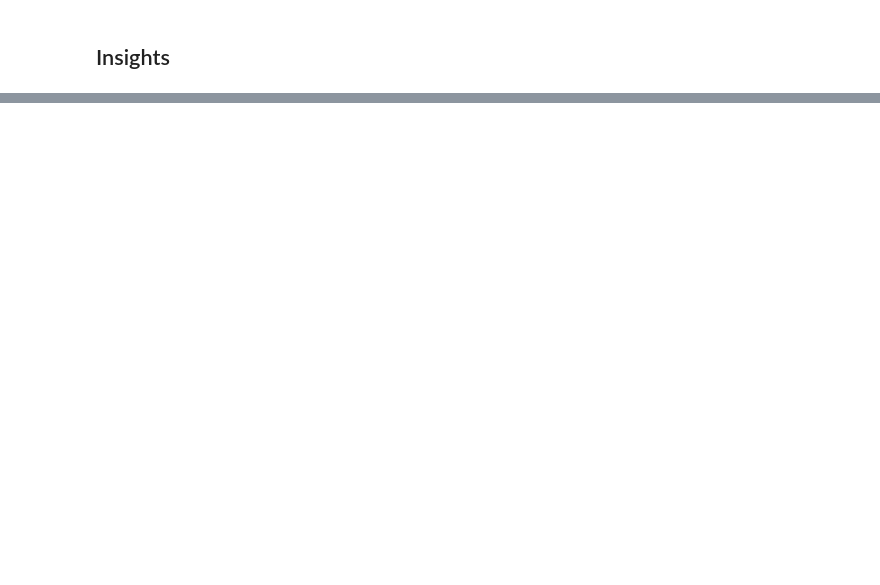
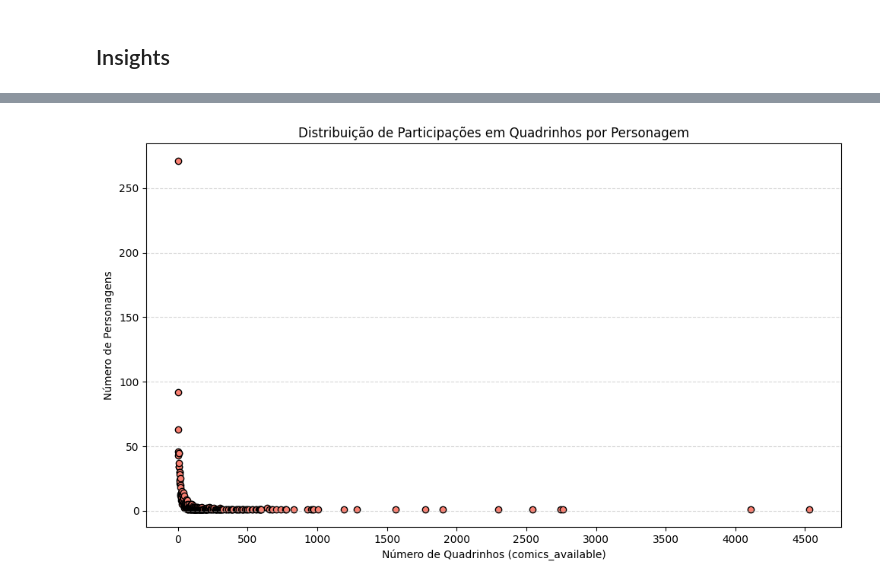
Before and after one commit to diogopaz/projeto-marvel, a Jupyter notebook: projeto_marvel.ipynb, the cells around one changed output, grey strips where cells are left out. Cells and saved outputs as stored; diff of their text form; code cells hidden in the pictures; blank space fills up the shorter version.

```diff
--- a/projeto_marvel.ipynb
+++ b/projeto_marvel.ipynb
@@ -227,17 +521,18 @@ df_char.sort_values('comic_available', ascending=False)
 # %%
-df_char['comic_available'] = pd.to_numeric(df_char['comic_available'], errors='coerce')
-df_counts = df_char['comic_available'].value_counts().sort_index()
-
+conn = sqlite3.connect('marvel.db')
+df_char = pd.read_sql('SELECT * FROM characters', con=conn)
+df_char['comics_available'] = pd.to_numeric(df_char['comics_available'], errors='coerce')
+df_counts = df_char['comics_available'].value_counts().sort_index()
 plt.figure(figsize=(10, 6))
 plt.scatter(df_counts.index, df_counts.values, color='salmon', edgecolor='black')
 plt.title('Distribuição de Participações em Quadrinhos por Personagem')
-plt.xlabel('Número de Quadrinhos (comic_available)')
+plt.xlabel('Número de Quadrinhos (comics_available)')
 plt.ylabel('Número de Personagens')
-
 step = 500
 x_max = df_counts.index.max()
 plt.xticks(range(0, int(x_max)+1, step))
-
 plt.grid(axis='y', linestyle='--', alpha=0.5)
 plt.tight_layout()
 plt.show()
+# %% [output]
+[figure, added]
```
Also changed, not shown: parts of 48 cells of this notebook.
